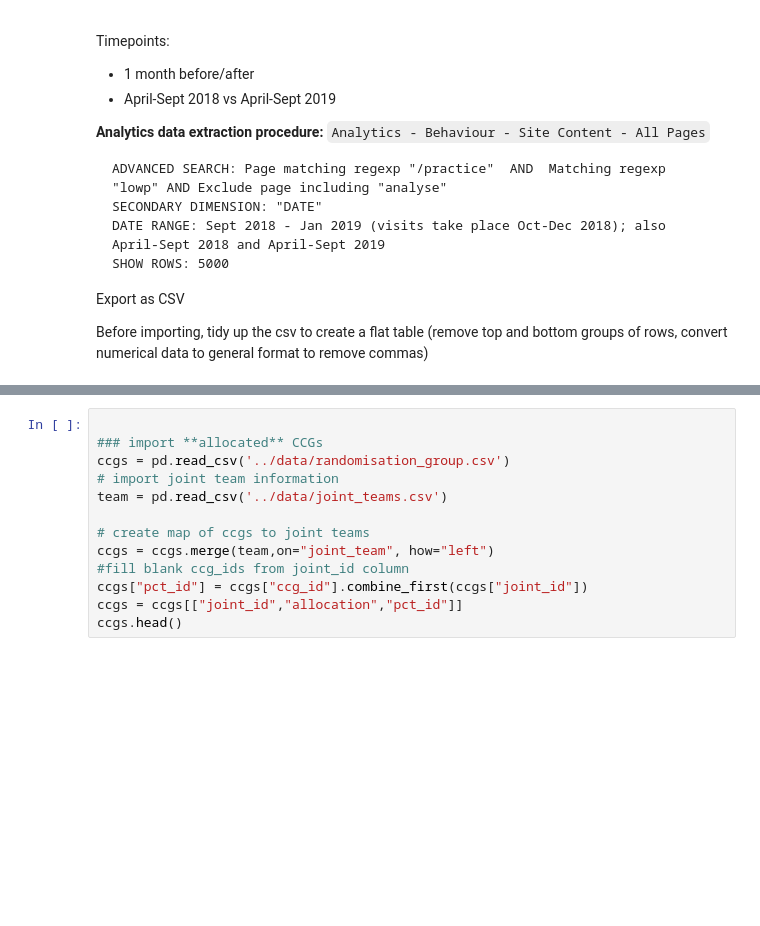
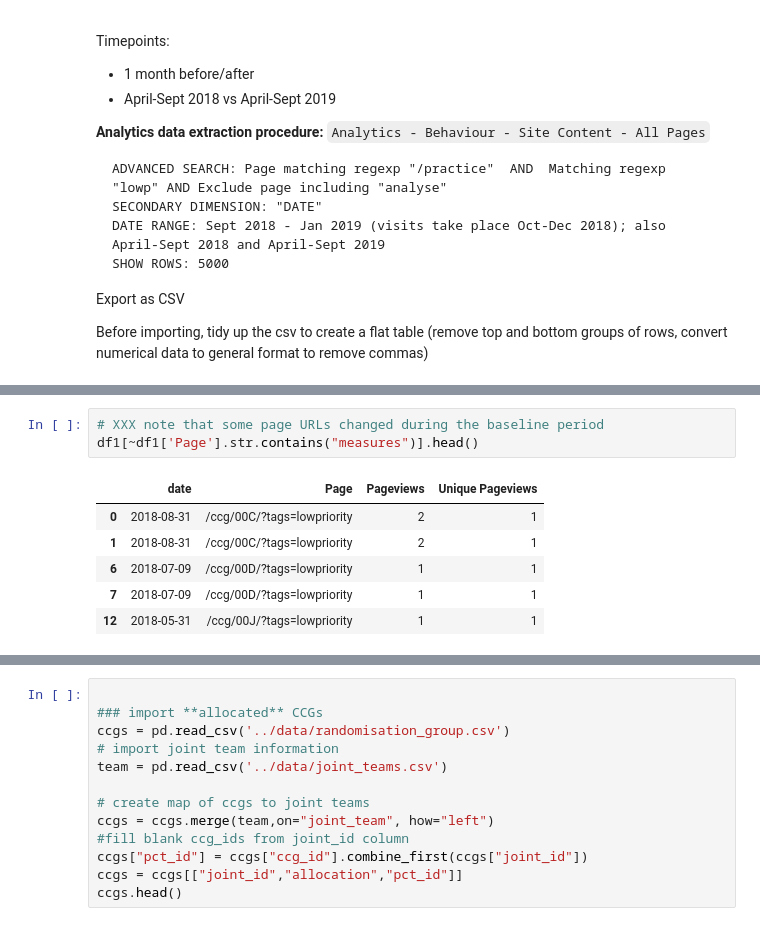
Before and after one commit to ebmdatalab/low-priority-CCG-visit-RCT, a Jupyter notebook: outcomes/Page Views and links analysis for LPP RCT.ipynb, the cells around one changed output, grey strips where cells are left out. Cells and saved outputs as stored; diff of their text form; blank space fills up the shorter version.

```diff
--- a/outcomes/Page Views and links analysis for LPP RCT.ipynb
+++ b/outcomes/Page Views and links analysis for LPP RCT.ipynb
@@ -79,0 +107,10 @@ df1.head()
+# %%
+# XXX note that some page URLs changed during the baseline period
+df1[~df1['Page'].str.contains("measures")].head()
+# %% [output]
+|  | date | Page | Pageviews | Unique Pageviews |
+| 0 | 2018-08-31 | /ccg/00C/?tags=lowpriority | 2 | 1 |
+| 1 | 2018-08-31 | /ccg/00C/?tags=lowpriority | 2 | 1 |
+| 6 | 2018-07-09 | /ccg/00D/?tags=lowpriority | 1 | 1 |
+| 7 | 2018-07-09 | /ccg/00D/?tags=lowpriority | 1 | 1 |
+| 12 | 2018-05-31 | /ccg/00J/?tags=lowpriority | 1 | 1 |
```
Also changed, not shown: parts of 8 cells of this notebook, 4 other files.
